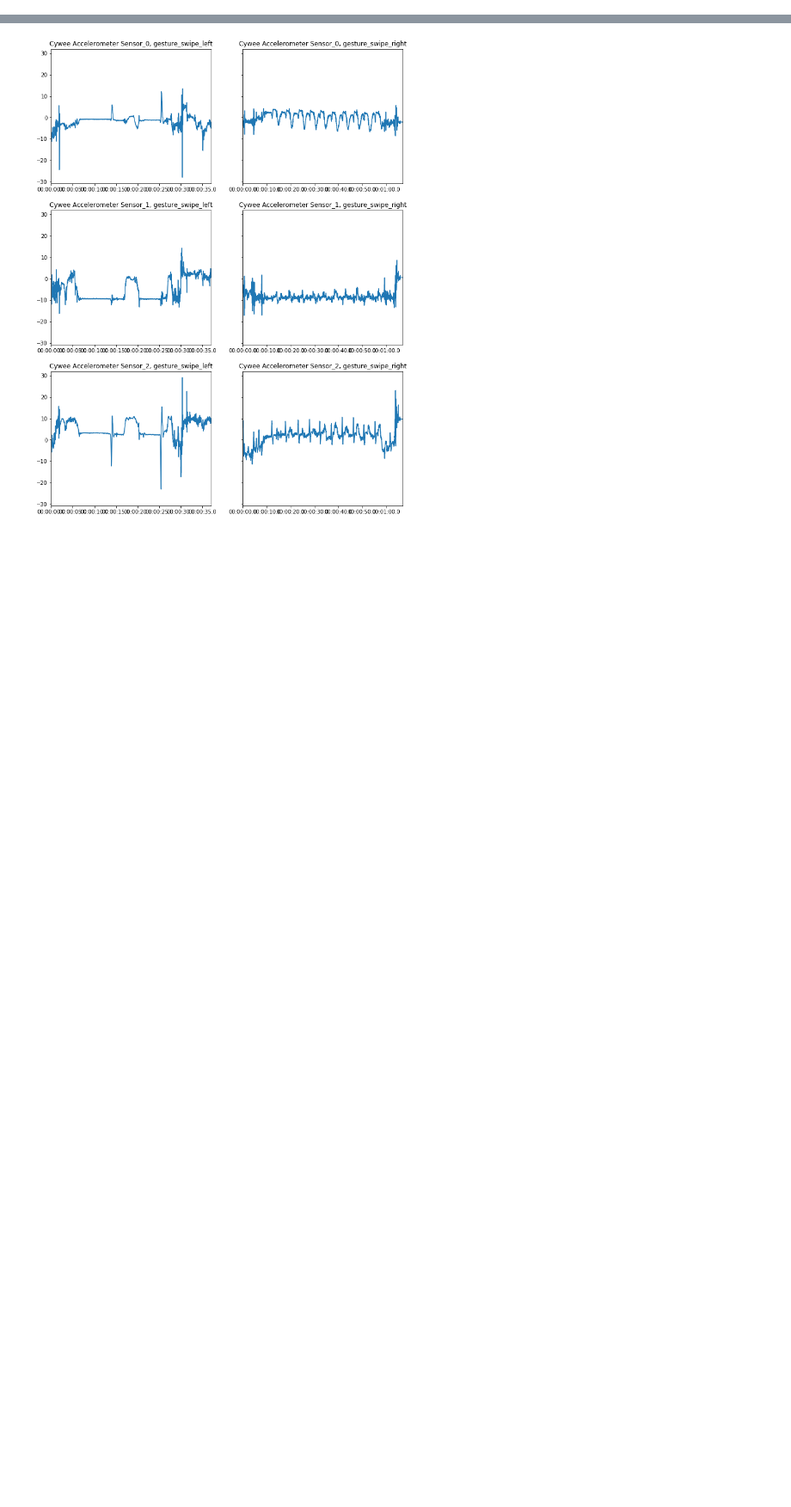
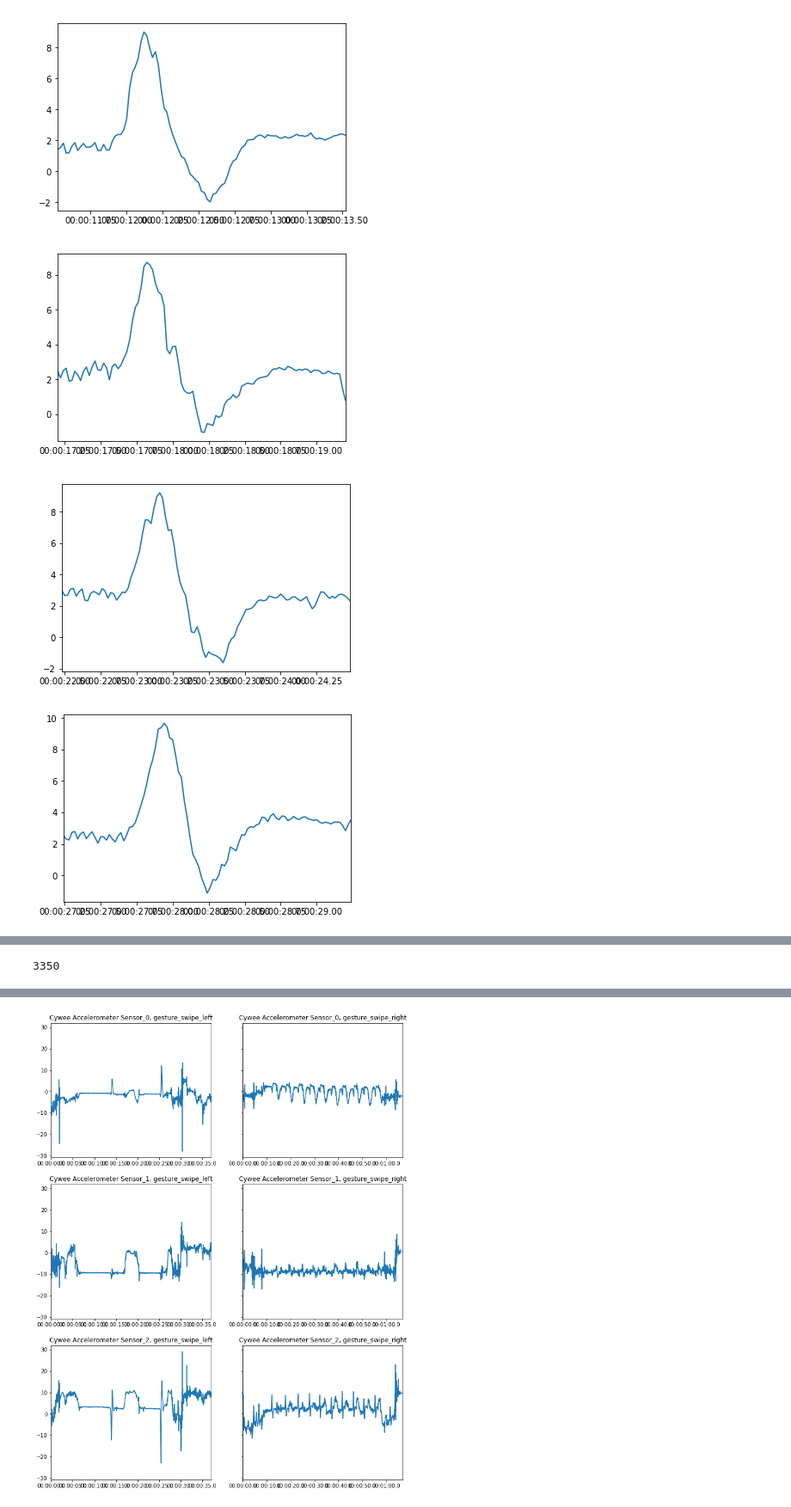
Before and after one commit to Alexsogge/wcs-cookbook, a Jupyter notebook: notebooks/plot_data.ipynb, the cells around one changed output, grey strips where cells are left out. Shown at 86% size. Cells and saved outputs as stored; diff of their text form; code cells hidden in the pictures; blank space fills up the shorter version.

```diff
--- a/notebooks/plot_data.ipynb
+++ b/notebooks/plot_data.ipynb
@@ -152,0 +122,3 @@ df
+# %%
+left_gesture_df, df_list_left = plot_selection_helper("swipe_left_10.mkv", method="left", time=(10,58))
+# %% [output]
@@ -152,0 +135,4 @@ df
+[figure, added]
+[figure, added]
+[figure, added]
+[figure, added]
@@ -152,0 +145 @@ df
+3350
```
Also changed, not shown: parts of 12 cells of this notebook.
